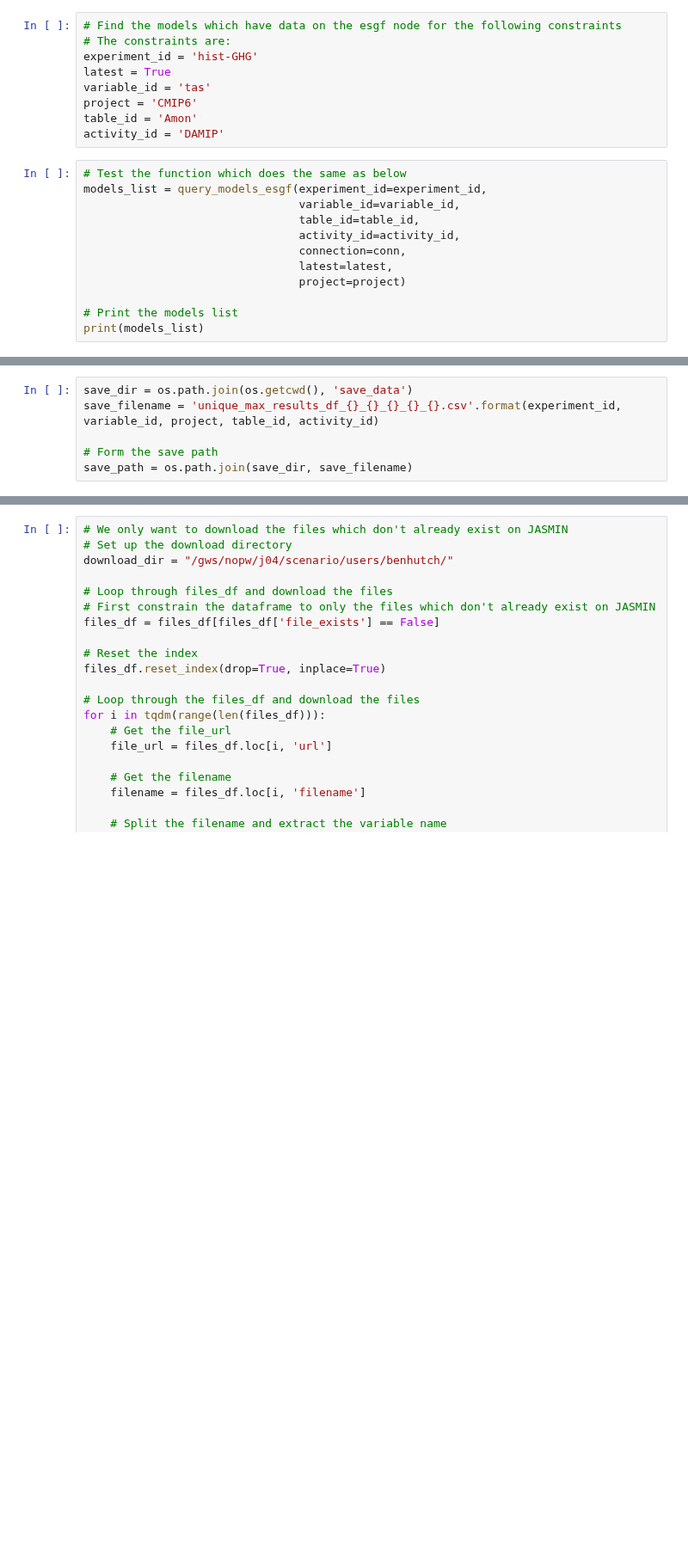
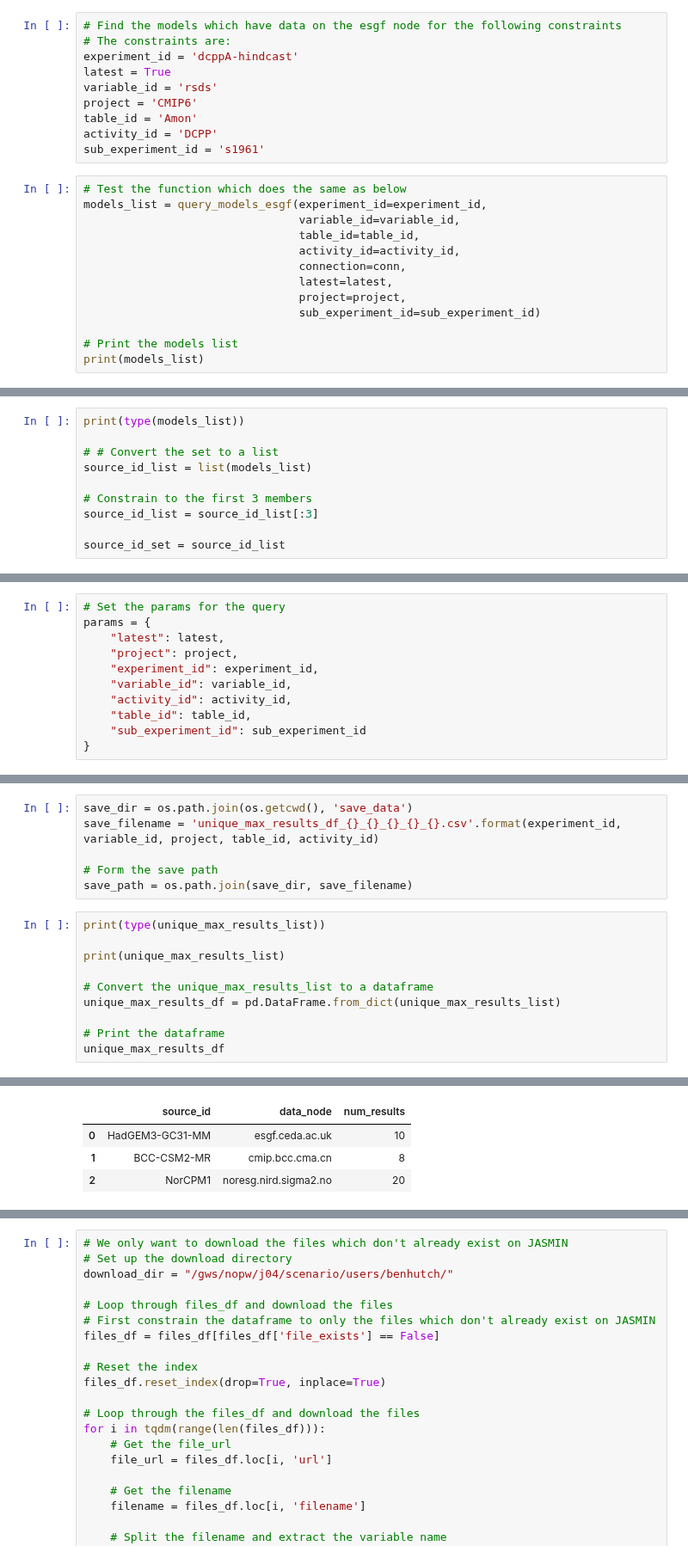
Before and after one commit to benhutchmet/downloading-data, a Jupyter notebook: DAMIP/testing-download.ipynb, the cells around one changed output, grey strips where cells are left out. Shown at 86% size. Drawn from its saved outputs; the diff is of its cells as text; blank space fills up the shorter version.

```diff
--- a/DAMIP/testing-download.ipynb
+++ b/DAMIP/testing-download.ipynb
@@ -35,12 +33,13 @@ conn = SearchConnection('https://esgf-node.llnl.gov/esg-search', distrib=True)
 # %%
 # Find the models which have data on the esgf node for the following constraints
 # The constraints are:
-experiment_id = 'hist-GHG'
+experiment_id = 'dcppA-hindcast'
 latest = True
-variable_id = 'tas'
+variable_id = 'rsds'
 project = 'CMIP6'
 table_id = 'Amon'
-activity_id = 'DAMIP'
+activity_id = 'DCPP'
+sub_experiment_id = 's1961'
 # %%
 # Test the function which does the same as below
 models_list = query_models_esgf(experiment_id=experiment_id,
@@ -49,7 +48,8 @@ models_list = query_models_esgf(experiment_id=experiment_id,
                                 activity_id=activity_id,
                                 connection=conn,
                                 latest=latest,
-                                project=project)
+                                project=project,
+                                sub_experiment_id=sub_experiment_id)
 
 # Print the models list
 print(models_list)
@@ -92,0 +89,10 @@ print(len(source_id_set))
+# %%
+print(type(models_list))
+
+# # Convert the set to a list
+source_id_list = list(models_list)
+
+# Constrain to the first 3 members
+source_id_list = source_id_list[:3]
+
+source_id_set = source_id_list
@@ -93,3 +101,14 @@ print(len(source_id_set))
+# %%
+# Set the params for the query
+params = {
+    "latest": latest,
+    "project": project,
+    "experiment_id": experiment_id,
+    "variable_id": variable_id,
+    "activity_id": activity_id,
+    "table_id": table_id,
+    "sub_experiment_id": sub_experiment_id
+}
 # %%
 # # Constrain the source_id_set to the first 1 model
 # source_id_set = list(source_id_set)[0:1]
@@ -280,3 +286,14 @@ save_filename = 'unique_max_results_df_{}_{}_{}_{}_{}.csv'.format(experiment_id,
 
 # Form the save path
 save_path = os.path.join(save_dir, save_filename)
+# %%
+print(type(unique_max_results_list))
+
+print(unique_max_results_list)
+
+# Convert the unique_max_results_list to a dataframe
+unique_max_results_df = pd.DataFrame.from_dict(unique_max_results_list)
+
+# Print the dataframe
+unique_max_results_df
+# %% [output]
@@ -283,2 +302,6 @@ save_path = os.path.join(save_dir, save_filename)
+|  | source_id | data_node | num_results |
+| 0 | HadGEM3-GC31-MM | esgf.ceda.ac.uk | 10 |
+| 1 | BCC-CSM2-MR | cmip.bcc.cma.cn | 8 |
+| 2 | NorCPM1 | noresg.nird.sigma2.no | 20 |
 # %%
 # Open the save_path as a dataframe
```
Also changed, not shown: parts of 16 cells of this notebook.
